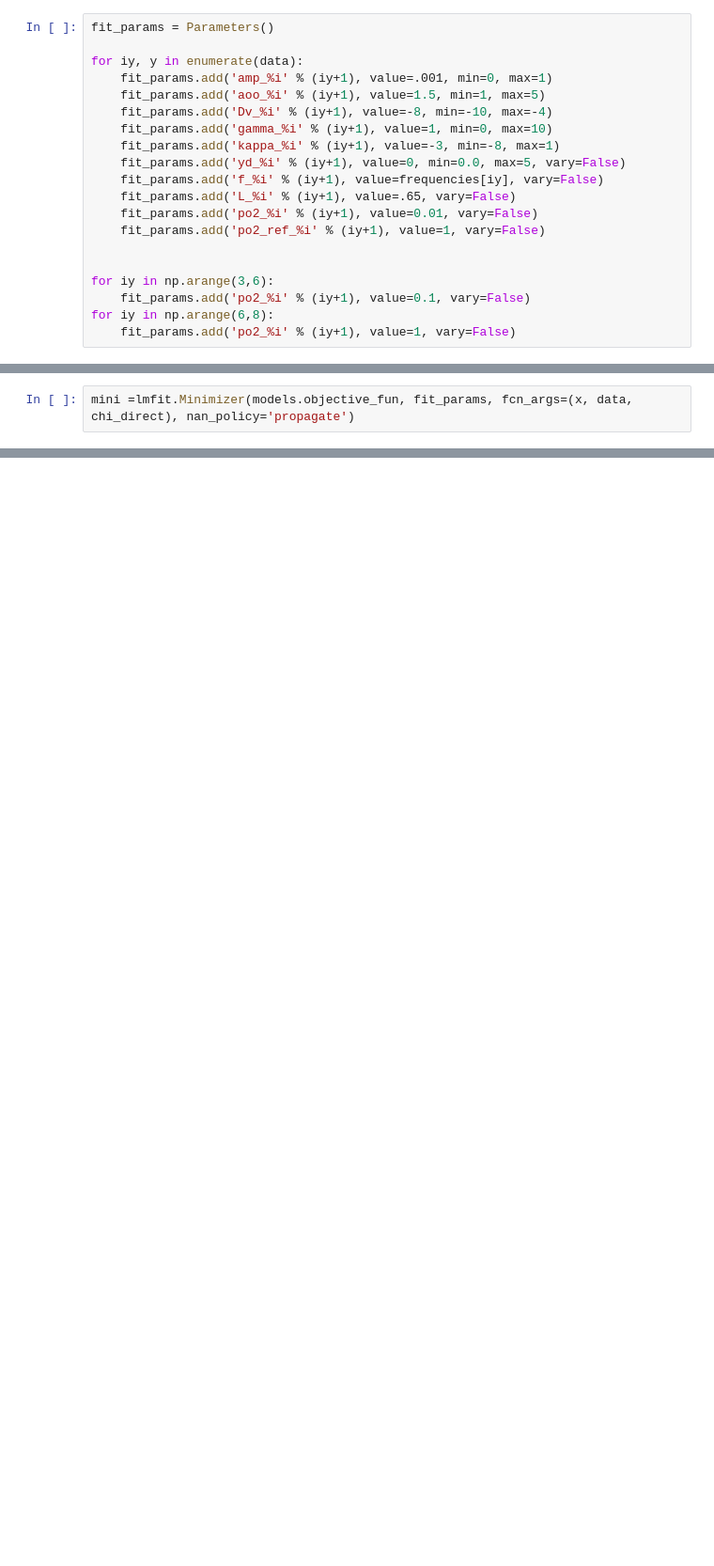
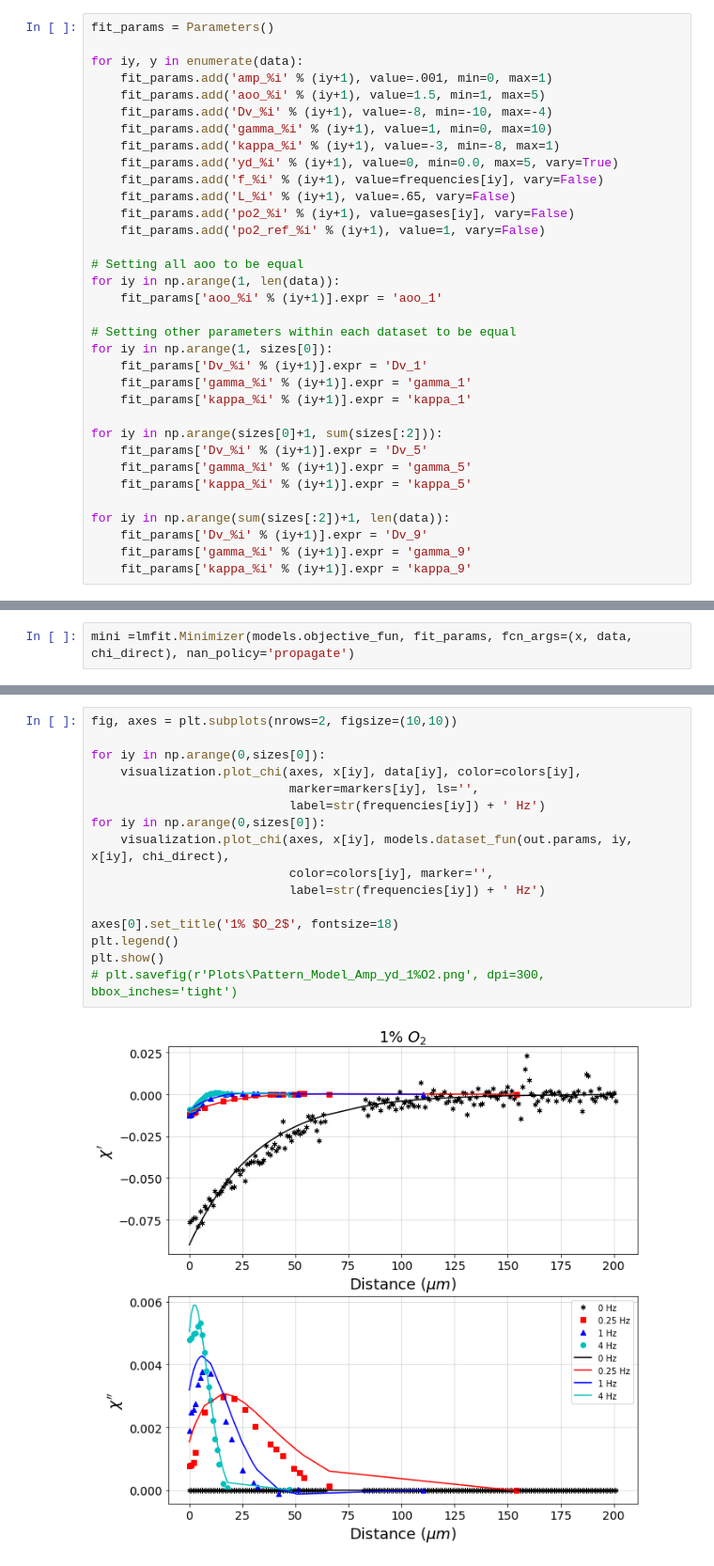
Before and after one commit to BGerwe/Xray-Project, a Jupyter notebook: fr_XAS/July18 Data Direct Model.ipynb, the cells around one changed output, grey strips where cells are left out. Shown at 94% size. Cells and saved outputs as stored; diff of their text form; blank space fills up the shorter version.

```diff
--- a/fr_XAS/July18 Data Direct Model.ipynb
+++ b/fr_XAS/July18 Data Direct Model.ipynb
@@ -85,14 +92,28 @@ for iy, y in enumerate(data):
     fit_params.add('Dv_%i' % (iy+1), value=-8, min=-10, max=-4)
     fit_params.add('gamma_%i' % (iy+1), value=1, min=0, max=10)
     fit_params.add('kappa_%i' % (iy+1), value=-3, min=-8, max=1)
-    fit_params.add('yd_%i' % (iy+1), value=0, min=0.0, max=5, vary=False)
+    fit_params.add('yd_%i' % (iy+1), value=0, min=0.0, max=5, vary=True)
     fit_params.add('f_%i' % (iy+1), value=frequencies[iy], vary=False)
     fit_params.add('L_%i' % (iy+1), value=.65, vary=False)
-    fit_params.add('po2_%i' % (iy+1), value=0.01, vary=False)
+    fit_params.add('po2_%i' % (iy+1), value=gases[iy], vary=False)
     fit_params.add('po2_ref_%i' % (iy+1), value=1, vary=False)
 
+# Setting all aoo to be equal
+for iy in np.arange(1, len(data)):
+    fit_params['aoo_%i' % (iy+1)].expr = 'aoo_1'
 
-for iy in np.arange(3,6):
-    fit_params.add('po2_%i' % (iy+1), value=0.1, vary=False)
-for iy in np.arange(6,8):
-    fit_params.add('po2_%i' % (iy+1), value=1, vary=False)
+# Setting other parameters within each dataset to be equal
+for iy in np.arange(1, sizes[0]):
+    fit_params['Dv_%i' % (iy+1)].expr = 'Dv_1'
+    fit_params['gamma_%i' % (iy+1)].expr = 'gamma_1'
+    fit_params['kappa_%i' % (iy+1)].expr = 'kappa_1'
+
+for iy in np.arange(sizes[0]+1, sum(sizes[:2])):
+    fit_params['Dv_%i' % (iy+1)].expr = 'Dv_5'
+    fit_params['gamma_%i' % (iy+1)].expr = 'gamma_5'
+    fit_params['kappa_%i' % (iy+1)].expr = 'kappa_5'
+
+for iy in np.arange(sum(sizes[:2])+1, len(data)):
+    fit_params['Dv_%i' % (iy+1)].expr = 'Dv_9'
+    fit_params['gamma_%i' % (iy+1)].expr = 'gamma_9'
+    fit_params['kappa_%i' % (iy+1)].expr = 'kappa_9'
@@ -165,3 +185,21 @@ lmfit.printfuncs.report_ci(ci)
+# %%
+fig, axes = plt.subplots(nrows=2, figsize=(10,10))
+
+for iy in np.arange(0,sizes[0]):
+    visualization.plot_chi(axes, x[iy], data[iy], color=colors[iy],
+                           marker=markers[iy], ls='',
+                           label=str(frequencies[iy]) + ' Hz')
+for iy in np.arange(0,sizes[0]):
+    visualization.plot_chi(axes, x[iy], models.dataset_fun(out.params, iy, x[iy], chi_direct),
+                           color=colors[iy], marker='',
+                           label=str(frequencies[iy]) + ' Hz')
+
+axes[0].set_title('1% $O_2$', fontsize=18)
+plt.legend()
+plt.show()
+# plt.savefig(r'Plots\Pattern_Model_Amp_yd_1%O2.png', dpi=300, bbox_inches='tight')
+# %% [output]
+[figure, added]
 # %%
 fig, axes = plt.subplots(nrows=2, figsize=(10,10))
 
```
Also changed, not shown: parts of 14 cells of this notebook, 14 other files.
